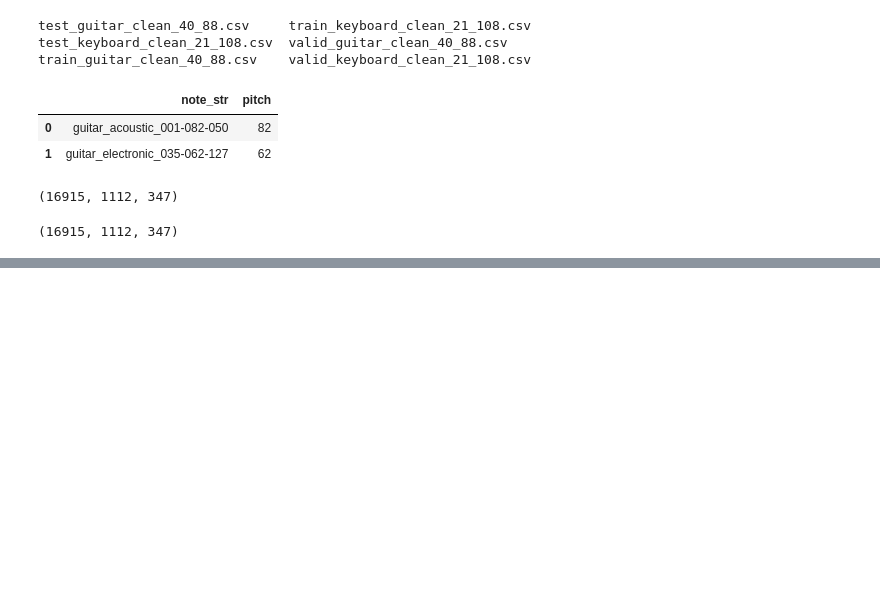
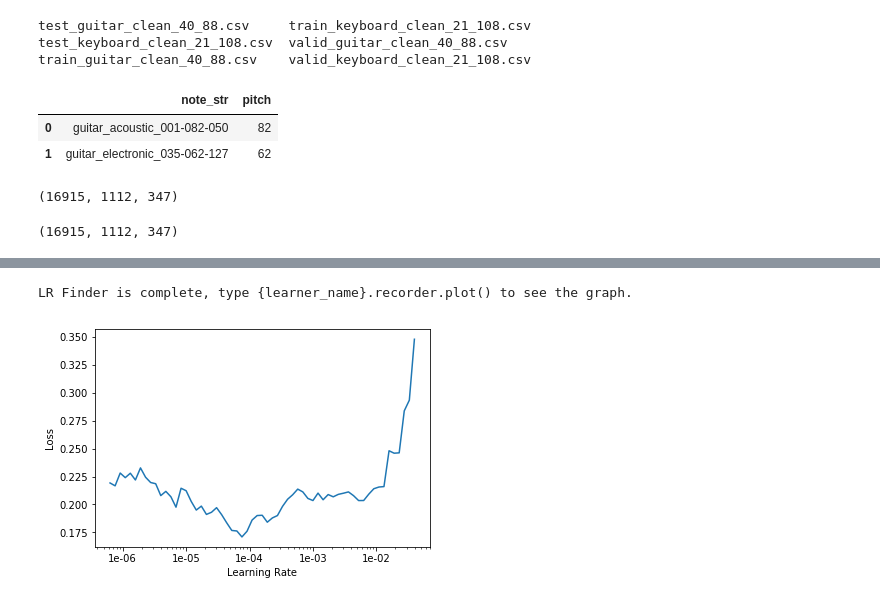
Before and after one commit to jhartquist/fastai_audio, a Jupyter notebook: notebooks/05. NSynth Pitch Frame.ipynb, the cells around one changed output, grey strips where cells are left out. Drawn from its saved outputs; the diff is of its cells as text; code cells hidden in the pictures; blank space fills up the shorter version.

```diff
--- a/notebooks/05. NSynth Pitch Frame.ipynb
+++ b/notebooks/05. NSynth Pitch Frame.ipynb
@@ -133,7 +151,9 @@ learn.save(model_name + '-stage-2')
 # %%
 learn.load(model_name + '-stage-2')
-learn.unfreeze()
 learn.lr_find()
 learn.recorder.plot()
+# %% [output]
+LR Finder is complete, type {learner_name}.recorder.plot() to see the graph.
+[figure, added]
 # %%
 learn.load(model_name + '-stage-2')
```
Also changed, not shown: parts of 15 cells of this notebook.
